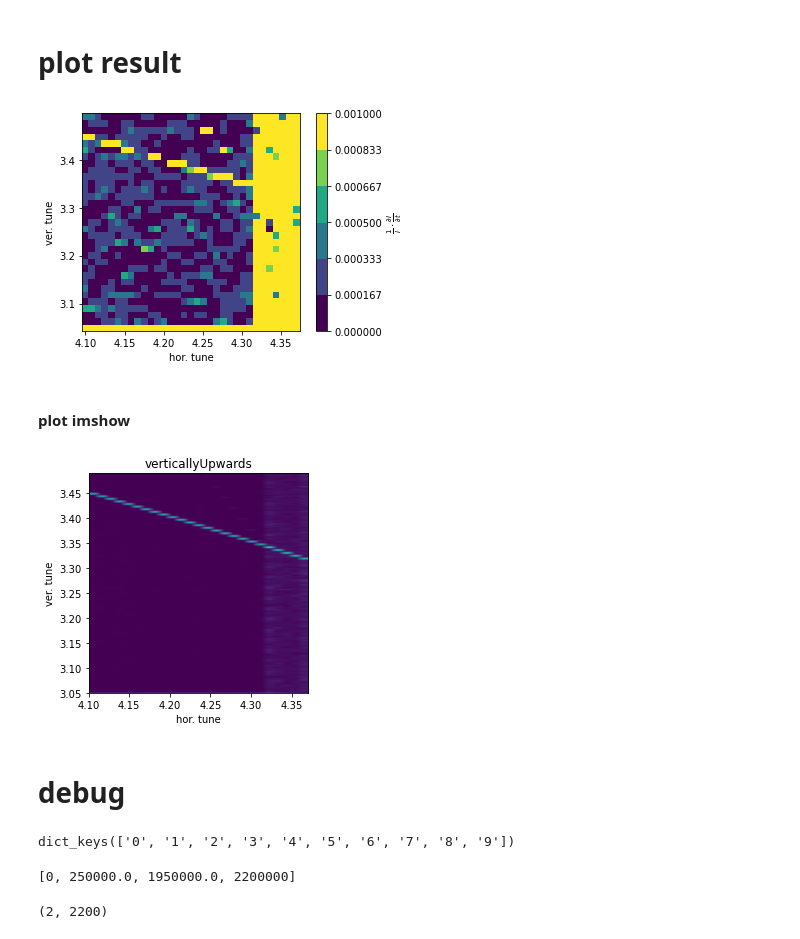
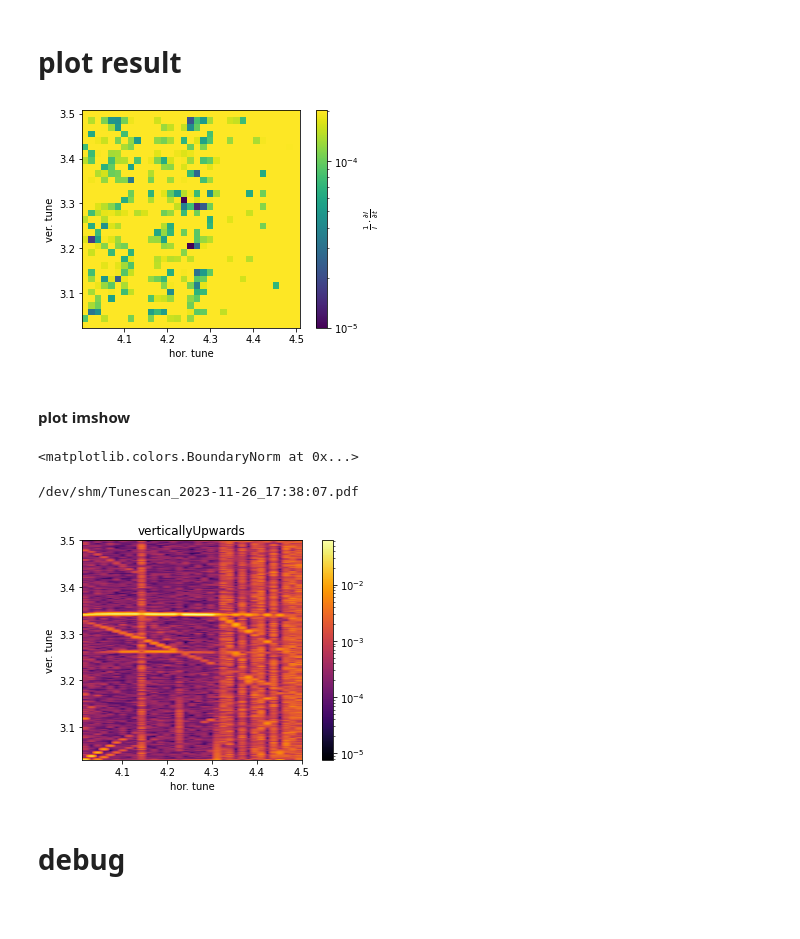
Before and after one commit to cc97nitu/FESA_SQL, a Jupyter notebook: LSA_Tools/Plot_Tunescan.ipynb, the cells around one changed output. Drawn from its saved outputs; the diff is of its cells as text; code cells hidden in the pictures; blank space fills up the shorter version.

Commit message:
latest version of tunescan

```diff
--- a/LSA_Tools/Plot_Tunescan.ipynb
+++ b/LSA_Tools/Plot_Tunescan.ipynb
@@ -130,5 +141,5 @@ for i, scan in enumerate(data):
 # %%
-tuneScan = data[7][2]
+tuneScan = data[18][2]
 
 print(tuneScan["direction"], tuneScan["numSweeps"])
 # %% [output]
@@ -194,32 +209,46 @@ result_scanInterpolated = interp(qx_range, qy_range)
 # %%
 fig, ax = plt.subplots()
 
 norm = mpl.colors.Normalize(vmin=0, vmax=0.001)
 
 cmap = plt.get_cmap("plasma")
-norm = mpl.colors.BoundaryNorm(np.linspace(0, 1e-3, 7), ncolors=cmap.N, clip=True)
+# norm = mpl.colors.BoundaryNorm(np.linspace(0, 1e-3, 7), ncolors=cmap.N, clip=True)
+norm = mpl.colors.LogNorm(vmin=1e-5, vmax=0.01 * result_scanInterpolated.max())
 
 pcm = ax.pcolormesh(qx_range, qy_range, result_scanInterpolated,
                     shading="auto", norm=norm)
 
 cbar = fig.colorbar(pcm)
 
 # make nice
 ax.set_box_aspect(1)
 
 ax.set_xlabel("hor. tune")
 ax.set_ylabel("ver. tune")
 cbar.set_label(r"$\frac{1}{I} \cdot \frac{\partial I}{\partial t}$")
 # %% [output]
-[figure, old version]
+[figure, new version]
 # %% [markdown]
 #### plot imshow
+# %%
+cbounds = np.logspace(-6, -1, 6)
+mpl.colors.BoundaryNorm(cbounds, 8)
+# %% [output]
+<matplotlib.colors.BoundaryNorm at 0x...>
 # %%
 extent = [tuneScan["qx_min"], tuneScan["qx_max"], tuneScan["qy_min"], tuneScan["qy_max"]]
 
 fig, ax = plt.subplots()
 
-ax.imshow(np.stack(all_shots).T, extent=extent, aspect="auto", origin="lower")
+raw_plot_data = np.stack(all_shots).T
+norm = mpl.colors.LogNorm(1000*raw_plot_data.min(), raw_plot_data.max())
+# norm = mpl.colors.BoundaryNorm(cbounds, cmap.N)
+
+pcm = ax.imshow(raw_plot_data, extent=extent,
+                aspect="auto", origin="lower", interpolation=None,
+                norm=norm, cmap="inferno")
+
+fig.colorbar(pcm, ax=ax)
 
 ax.set_box_aspect(1)
 
@@ -229,24 +258,16 @@ ax.set_xlabel("hor. tune")
 ax.set_ylabel("ver. tune")
 
 fig.tight_layout()
-fig.savefig("/dev/shm/Tunescan.pdf", bbox_inches=None, pad_inches=1e-2)
+
+# save fig
+ts = tuneScan["startTime"] / 1e9
+ts_datetime = datetime.utcfromtimestamp(ts).strftime('%Y-%m-%d_%H:%M:%S')
+fileName ="/dev/shm/Tunescan_{}.pdf".format(ts_datetime)
+fig.savefig(fileName, bbox_inches=None, pad_inches=1e-2)
+
+print(fileName)
 # %% [output]
+/dev/shm/Tunescan_2023-11-26_17:38:07.pdf
-[figure, old version]
+[figure, new version]
 # %% [markdown]
 # debug
-# %%
-timePoints = tuneScan["timePoints"]
-results = tuneScan["tuneScan_results"]
-
-results.keys()
-# %% [output]
-dict_keys(['0', '1', '2', '3', '4', '5', '6', '7', '8', '9'])
-# %%
-timePoints
-# %% [output]
-[0, 250000.0, 1950000.0, 2200000]
-# %%
-dcct = np.array(results["5"])
-dcct.shape
-# %% [output]
-(2, 2200)
```
Also changed, not shown: parts of 22 cells of this notebook, 3 other files.
